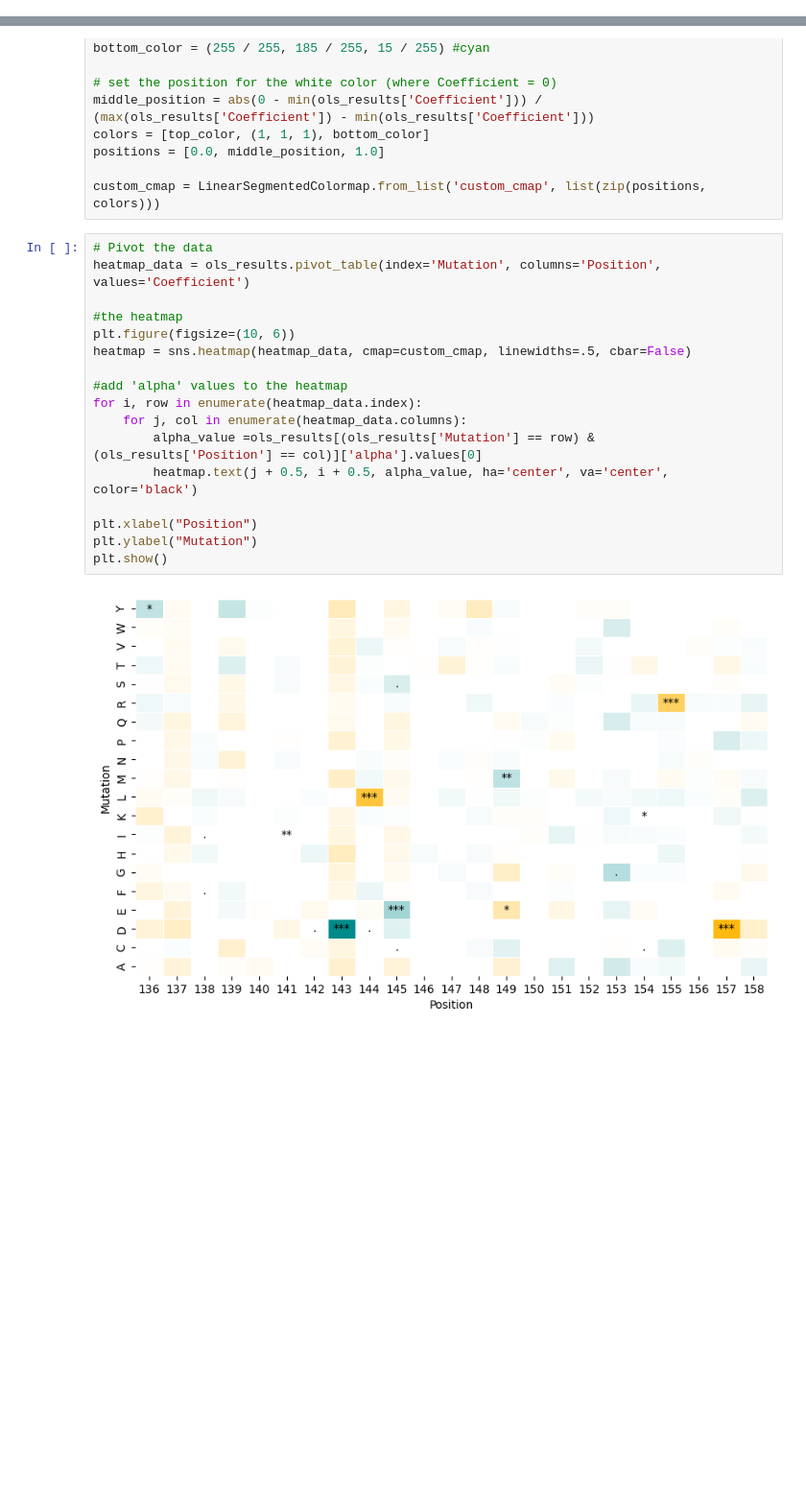
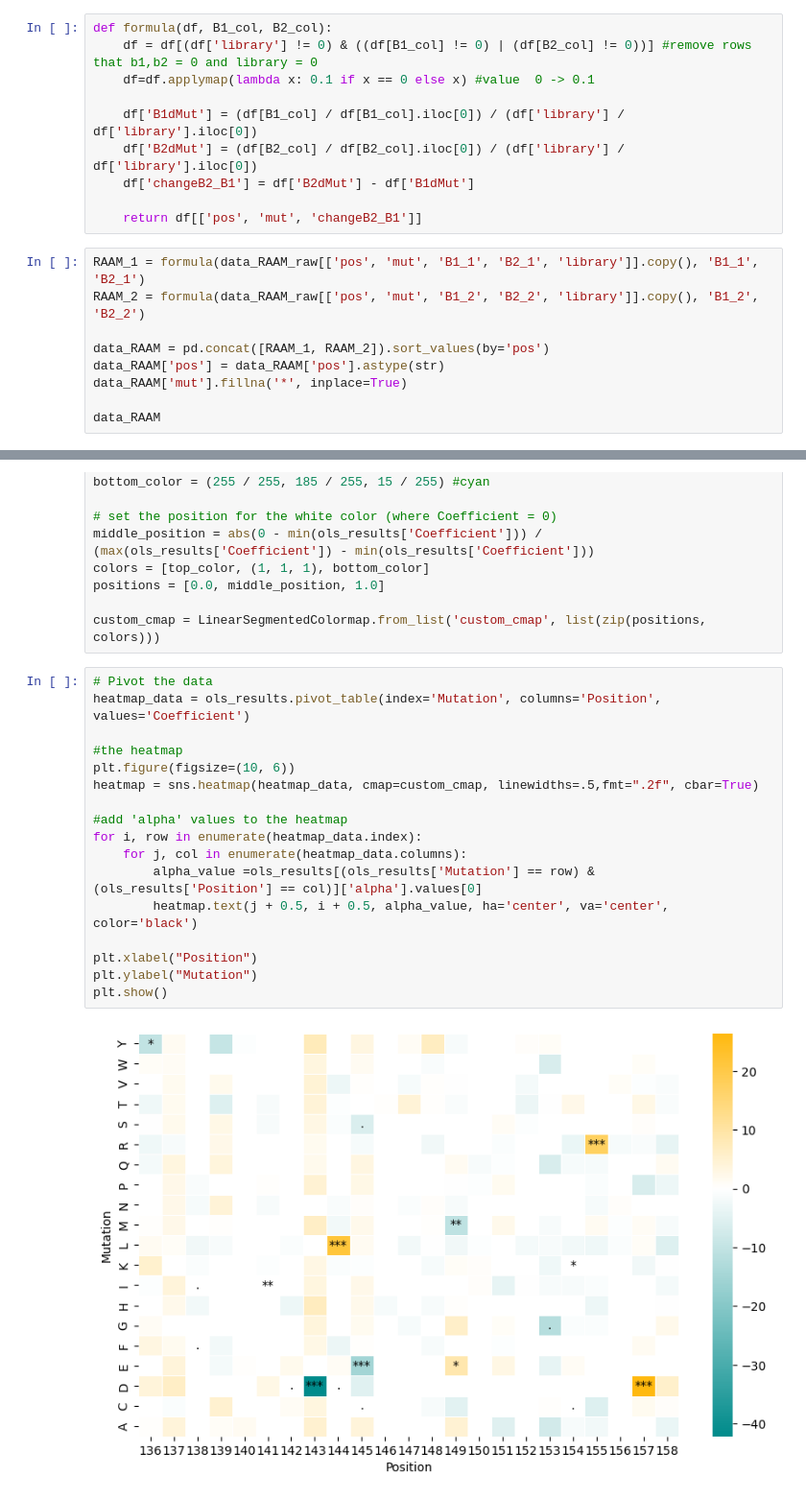
Before and after one commit to tranJen/GLMNanoBiT, a Jupyter notebook: GLM/develop model/GLM RAAM.ipynb, the cells around one changed output, grey strips where cells are left out. Shown at 96% size. Drawn from its saved outputs; the diff is of its cells as text; blank space fills up the shorter version.

```diff
--- a/GLM/develop model/GLM RAAM.ipynb
+++ b/GLM/develop model/GLM RAAM.ipynb
@@ -79,0 +29,19 @@ data_RAAM
+# %%
+def formula(df, B1_col, B2_col):
+    df = df[(df['library'] != 0) & ((df[B1_col] != 0) | (df[B2_col] != 0))] #remove rows that b1,b2 = 0 and library = 0
+    df=df.applymap(lambda x: 0.1 if x == 0 else x) #value  0 -> 0.1
+
+    df['B1dMut'] = (df[B1_col] / df[B1_col].iloc[0]) / (df['library'] / df['library'].iloc[0])
+    df['B2dMut'] = (df[B2_col] / df[B2_col].iloc[0]) / (df['library'] / df['library'].iloc[0])
+    df['changeB2_B1'] = df['B2dMut'] - df['B1dMut']
+
+    return df[['pos', 'mut', 'changeB2_B1']]
+# %%
+RAAM_1 = formula(data_RAAM_raw[['pos', 'mut', 'B1_1', 'B2_1', 'library']].copy(), 'B1_1', 'B2_1')
+RAAM_2 = formula(data_RAAM_raw[['pos', 'mut', 'B1_2', 'B2_2', 'library']].copy(), 'B1_2', 'B2_2')
+
+data_RAAM = pd.concat([RAAM_1, RAAM_2]).sort_values(by='pos')
+data_RAAM['pos'] = data_RAAM['pos'].astype(str)
+data_RAAM['mut'].fillna('*', inplace=True)
+
+data_RAAM
@@ -182,19 +164,19 @@ custom_cmap = LinearSegmentedColormap.from_list('custom_cmap', list(zip(position
 # %%
 # Pivot the data
 heatmap_data = ols_results.pivot_table(index='Mutation', columns='Position', values='Coefficient')
 
 #the heatmap
 plt.figure(figsize=(10, 6))
-heatmap = sns.heatmap(heatmap_data, cmap=custom_cmap, linewidths=.5, cbar=False)
+heatmap = sns.heatmap(heatmap_data, cmap=custom_cmap, linewidths=.5,fmt=".2f", cbar=True)
 
 #add 'alpha' values to the heatmap
 for i, row in enumerate(heatmap_data.index):
     for j, col in enumerate(heatmap_data.columns):
         alpha_value =ols_results[(ols_results['Mutation'] == row) & (ols_results['Position'] == col)]['alpha'].values[0]
         heatmap.text(j + 0.5, i + 0.5, alpha_value, ha='center', va='center', color='black')
 
 plt.xlabel("Position")
 plt.ylabel("Mutation")
 plt.show()
 # %% [output]
-[figure, old version]
+[figure, new version]
```
Also changed, not shown: parts of 4 cells of this notebook, 1 other file.
